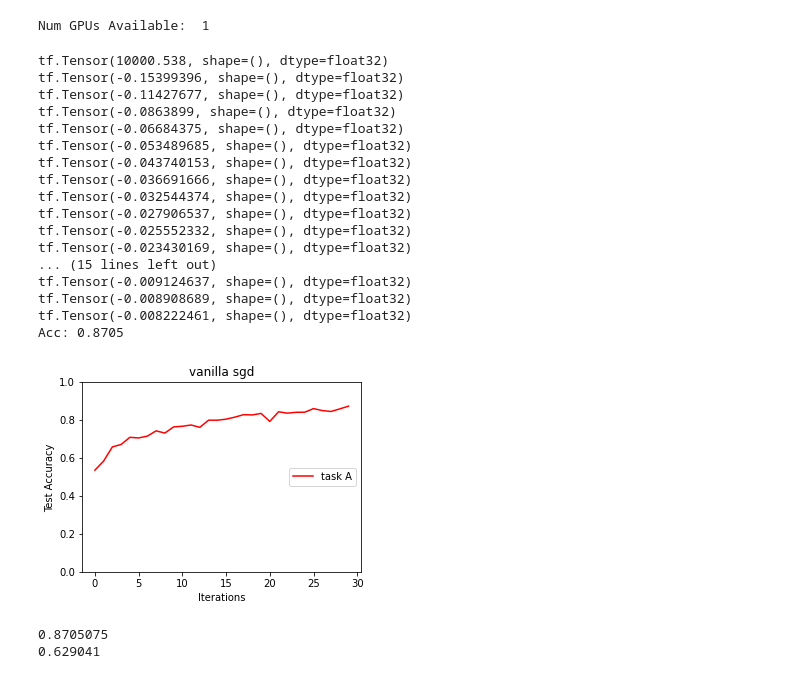
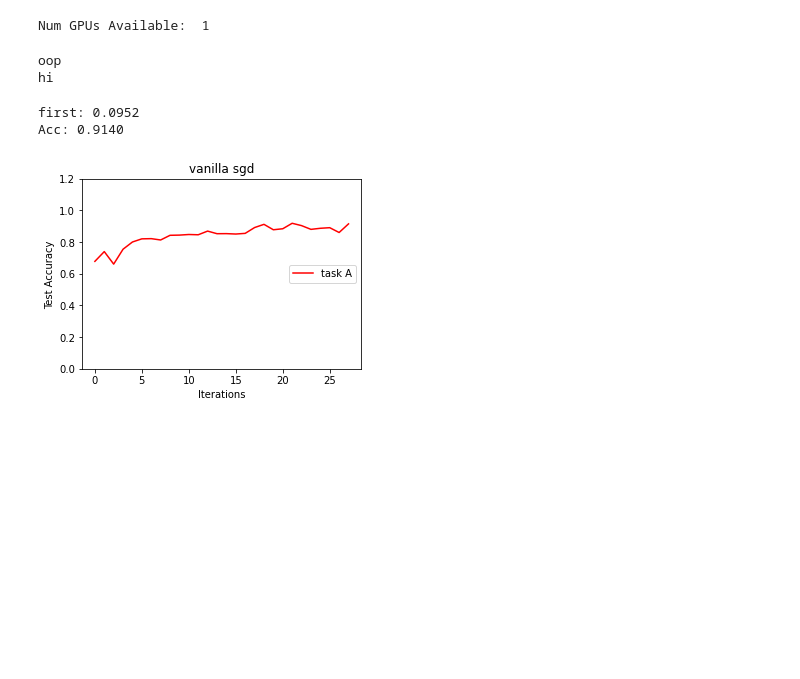
Before and after one commit to yuniteh/adaptive, a Jupyter notebook: python/main.ipynb, the cells around one changed output. Drawn from its saved outputs; the diff is of its cells as text; code cells hidden in the pictures; blank space fills up the shorter version.

```diff
--- a/python/main.ipynb
+++ b/python/main.ipynb
@@ -45,4 +45,7 @@ n_dof = len(train_dof)
 trainmlp, traincnn, y_train, x_train_mlp, x_train_cnn, x_train_lda, y_train_lda, emg_scale, scaler, _, _, _ = prd.prep_train_caps(train_data, train_params, prop_b = False, batch_size=128,ft=ft, noise=True)
 
 train_data2, train_params2 = lp.check_labels(train_data2, train_params2, train_dof, key)
-trainmlp2, traincnn2, y_train2, x_train_mlp2, x_train_cnn2, x_train_lda2, y_train_lda2, emg_scale2, scaler2, _, _, _ = prd.prep_train_caps(train_data2, train_params2, prop_b = False, num_classes=n_dof, batch_size=128, noise=True, scaler=scaler, emg_scale=emg_scale,ft=ft)
+trainmlp2, traincnn2, y_train2, x_train_mlp2, x_train_cnn2, x_train_lda2, y_train_lda2, emg_scale2, scaler2, _, _, _ = prd.prep_train_caps(train_data, train_params, prop_b = False, num_classes=n_dof, batch_size=128, noise=False, scaler=scaler, emg_scale=emg_scale,ft=ft)
+# %% [output]
+oop
+hi
@@ -49,33 +56,14 @@ trainmlp2, traincnn2, y_train2, x_train_mlp2, x_train_cnn2, x_train_lda2, y_trai
 # %%
 ewc = dl.EWC()
+ewc(x_train_mlp[:1,...])
 # test_ewc.call(x_train_mlp[:1,...])
 # test_ewc.star(mlp)
 # test_ewc.compute_diag_fim(x_train_mlp)
 lp.train_task(ewc, 30, 1, x_train_mlp,y_train, [x_train_mlp],[y_train], lams=[0])
 # %% [output]
-tf.Tensor(10000.538, shape=(), dtype=float32)
-tf.Tensor(-0.15399396, shape=(), dtype=float32)
-tf.Tensor(-0.11427677, shape=(), dtype=float32)
-tf.Tensor(-0.0863899, shape=(), dtype=float32)
-tf.Tensor(-0.06684375, shape=(), dtype=float32)
-tf.Tensor(-0.053489685, shape=(), dtype=float32)
-tf.Tensor(-0.043740153, shape=(), dtype=float32)
-tf.Tensor(-0.036691666, shape=(), dtype=float32)
-tf.Tensor(-0.032544374, shape=(), dtype=float32)
-tf.Tensor(-0.027906537, shape=(), dtype=float32)
-tf.Tensor(-0.025552332, shape=(), dtype=float32)
-tf.Tensor(-0.023430169, shape=(), dtype=float32)
-... (15 lines left out)
-tf.Tensor(-0.009124637, shape=(), dtype=float32)
-tf.Tensor(-0.008908689, shape=(), dtype=float32)
-tf.Tensor(-0.008222461, shape=(), dtype=float32)
-Acc: 0.8705
+first: 0.0952
+Acc: 0.9140
-[figure, old version]
+[figure, new version]
-# %%
-print(ewc.acc(x=x_train_mlp2, y = y_train2).numpy())
-# %% [output]
-0.8705075
-0.629041
 # %%
 ewc.compute_fisher(x_train_mlp, num_samples=200, plot_diffs=True) # use validation set for Fisher computation
 # %% [output]
```
Also changed, not shown: parts of 6 cells of this notebook, 3 other files.
